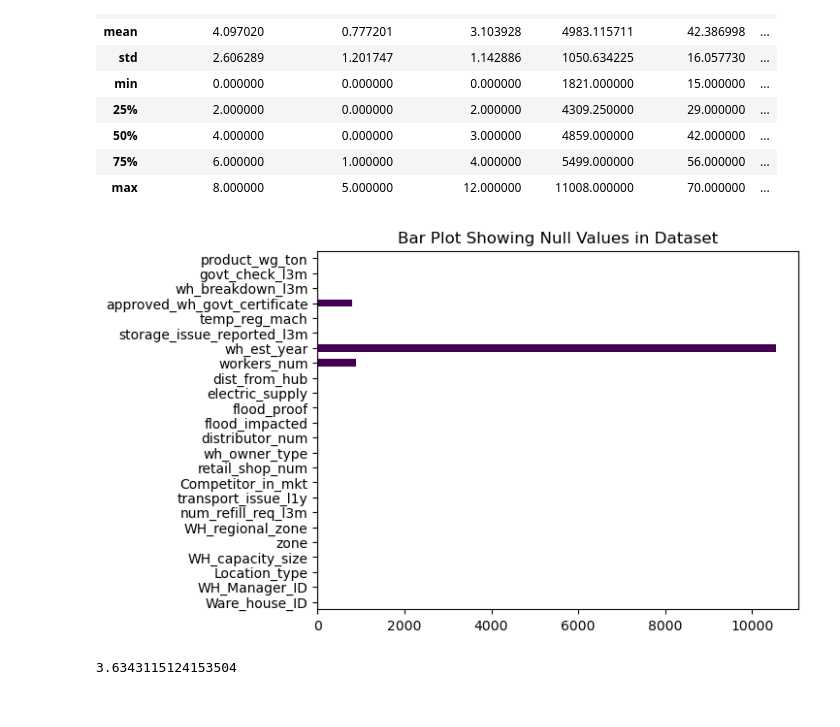
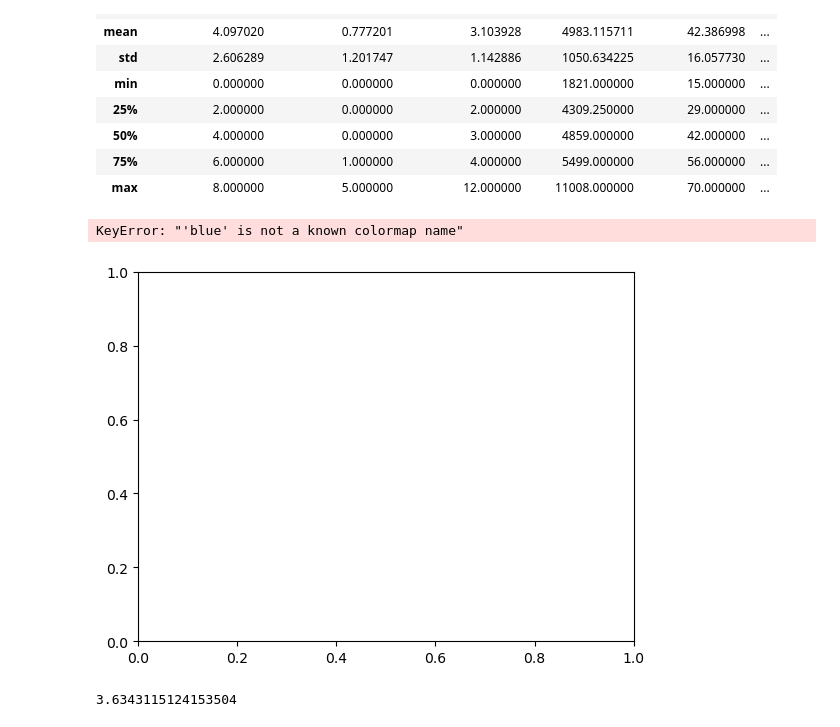
Before and after one commit to chandanc5525/SUPPLYCHAIN, a Jupyter notebook: model.ipynb, the cells around one changed output. Drawn from its saved outputs; the diff is of its cells as text; code cells hidden in the pictures.

```diff
--- a/model.ipynb
+++ b/model.ipynb
@@ -68,11 +68,12 @@ df.describe()
 | max | 8.000000 | 5.000000 | 12.000000 | 11008.000000 | 70.000000 | ... |
 # %%
 # Checking Null Values in Dataset
-df.isnull().sum().plot(kind = 'barh',cmap = 'viridis')
+df.isnull().sum().plot(kind = 'barh',cmap = 'blue')
 plt.title('Bar Plot Showing Null Values in Dataset')
 plt.show()
 # %% [output]
+KeyError: "'blue' is not a known colormap name"
-[figure, old version]
+[figure, new version]
 # %%
 # Calculate Missing value percentage:
 (df['approved_wh_govt_certificate'].isnull().sum() / len(df['approved_wh_govt_certificate']))*100
```
Also changed, not shown: parts of 1 cell of this notebook.
